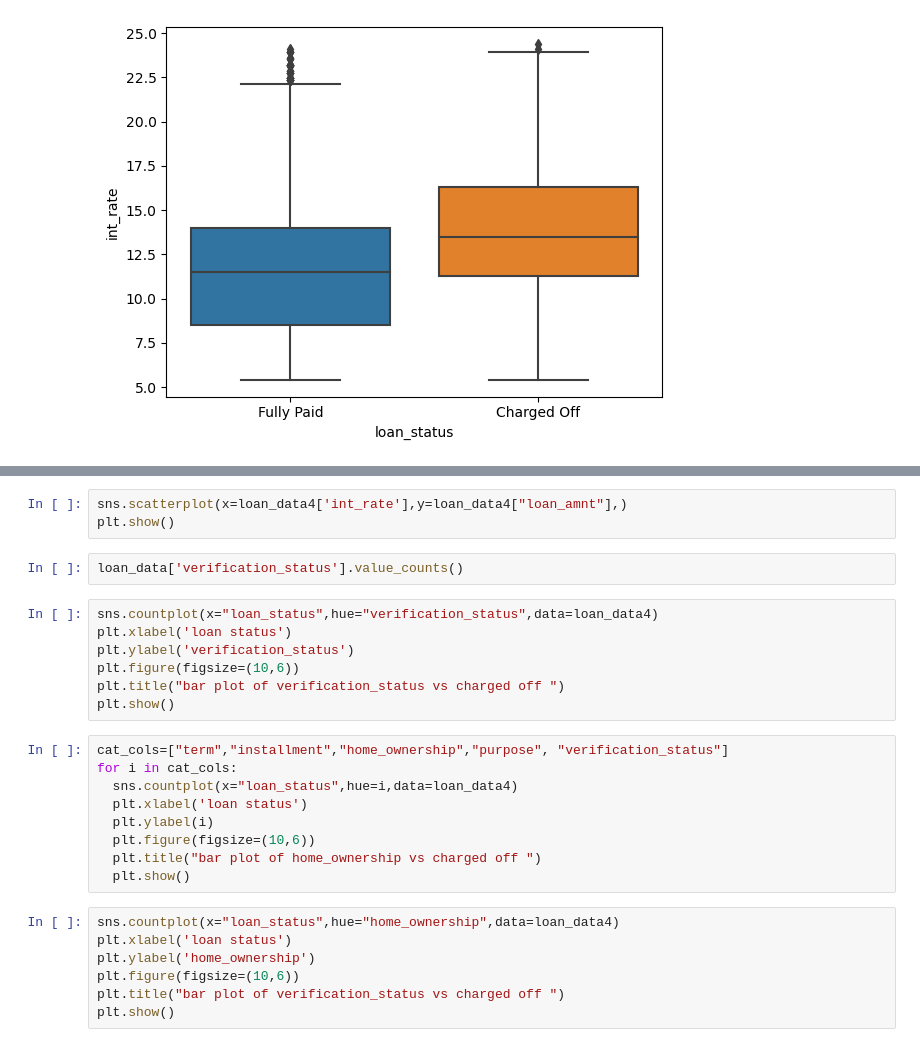
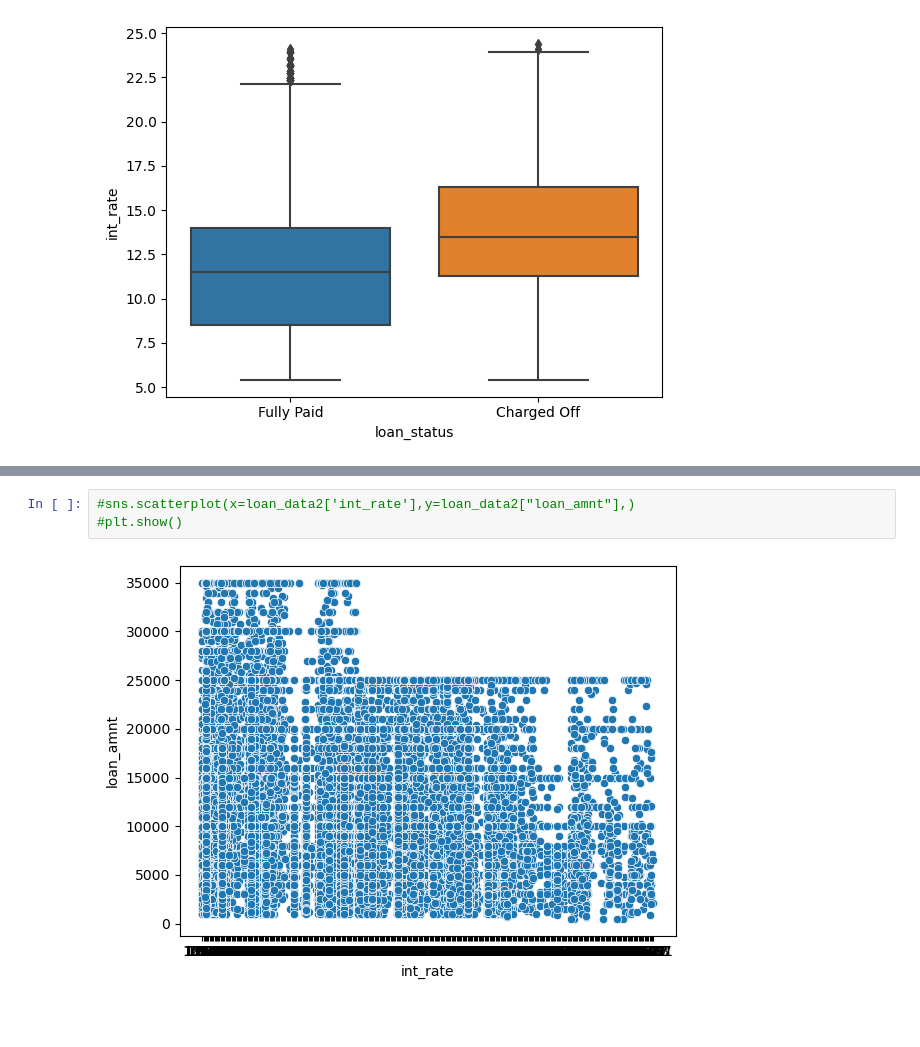
Before and after one commit to vmishra0905/lending-club-case-study, a Jupyter notebook: loan_eda_final.ipynb, the cells around one changed output, grey strips where cells are left out. Cells and saved outputs as stored; diff of their text form; blank space fills up the shorter version.

```diff
--- a/loan_eda_final.ipynb
+++ b/loan_eda_final.ipynb
@@ -645,28 +780,5 @@ plt.show()
 # %%
-sns.scatterplot(x=loan_data4['int_rate'],y=loan_data4["loan_amnt"],)
-plt.show()
+#sns.scatterplot(x=loan_data2['int_rate'],y=loan_data2["loan_amnt"],)
+#plt.show()
+# %% [output]
+[figure, added]
-# %%
-loan_data['verification_status'].value_counts()
-# %%
-sns.countplot(x="loan_status",hue="verification_status",data=loan_data4)
-plt.xlabel('loan status')
-plt.ylabel('verification_status')
-plt.figure(figsize=(10,6))
-plt.title("bar plot of verification_status vs charged off ")
-plt.show()
-# %%
-cat_cols=["term","installment","home_ownership","purpose", "verification_status"]
-for i in cat_cols:
-  sns.countplot(x="loan_status",hue=i,data=loan_data4)
-  plt.xlabel('loan status')
-  plt.ylabel(i)
-  plt.figure(figsize=(10,6))
-  plt.title("bar plot of home_ownership vs charged off ")
-  plt.show()
-# %%
-sns.countplot(x="loan_status",hue="home_ownership",data=loan_data4)
-plt.xlabel('loan status')
-plt.ylabel('home_ownership')
-plt.figure(figsize=(10,6))
-plt.title("bar plot of verification_status vs charged off ")
-plt.show()
```
Also changed, not shown: parts of 102 cells of this notebook.
